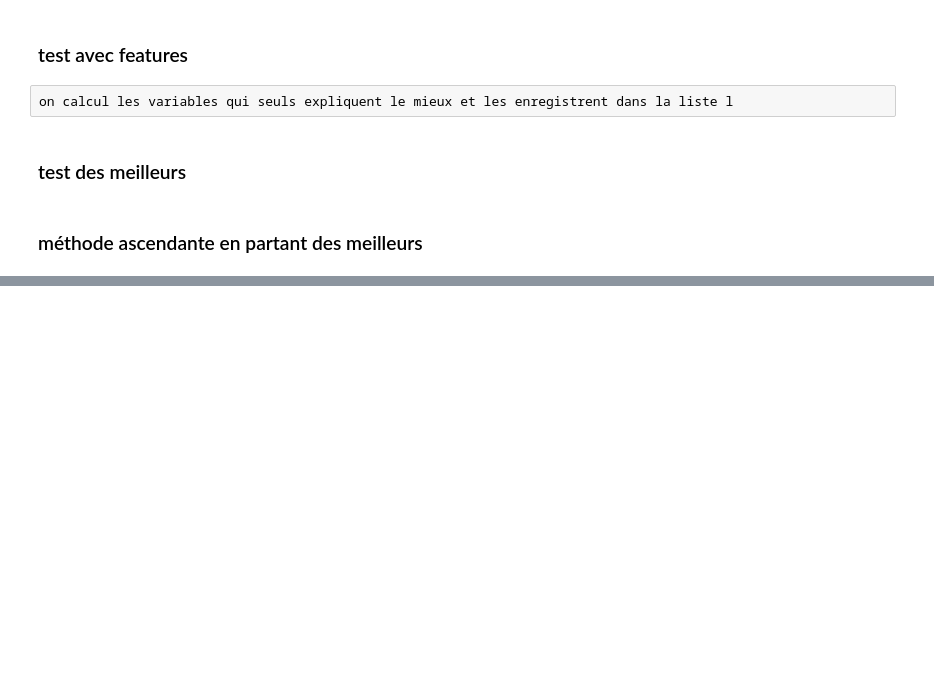
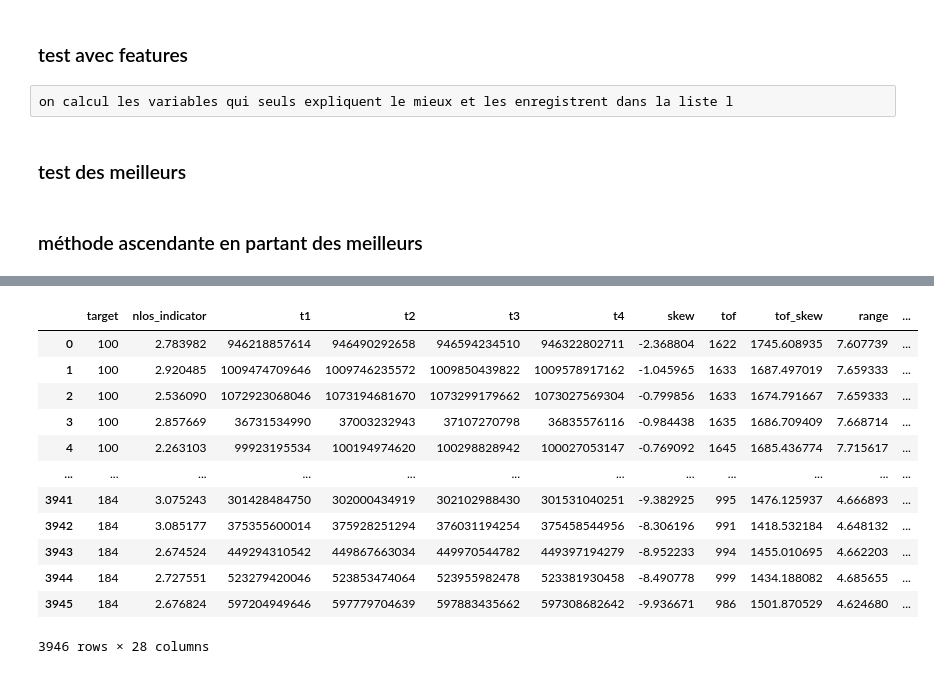
Before and after one commit to maylin007/PIP-G2, a Jupyter notebook: g2_Machine_Learning_KNN_Adrien.ipynb, the cells around one changed output, grey strips where cells are left out. Drawn from its saved outputs; the diff is of its cells as text; code cells hidden in the pictures; blank space fills up the shorter version.

```diff
--- a/g2_Machine_Learning_KNN_Adrien.ipynb
+++ b/g2_Machine_Learning_KNN_Adrien.ipynb
@@ -214,0 +270,16 @@ for col in data_clear.drop(['seqnum', 'tof_skew', 'tof', 'nlos_indicator', 'skew
+# %%
+data
+# %% [output]
+|  | target | nlos_indicator | t1 | t2 | t3 | t4 | skew | tof | tof_skew | range | ... |
+| 0 | 100 | 2.783982 | 946218857614 | 946490292658 | 946594234510 | 946322802711 | -2.368804 | 1622 | 1745.608935 | 7.607739 | ... |
+| 1 | 100 | 2.920485 | 1009474709646 | 1009746235572 | 1009850439822 | 1009578917162 | -1.045965 | 1633 | 1687.497019 | 7.659333 | ... |
+| 2 | 100 | 2.536090 | 1072923068046 | 1073194681670 | 1073299179662 | 1073027569304 | -0.799856 | 1633 | 1674.791667 | 7.659333 | ... |
+| 3 | 100 | 2.857669 | 36731534990 | 37003232943 | 37107270798 | 36835576116 | -0.984438 | 1635 | 1686.709409 | 7.668714 | ... |
+| 4 | 100 | 2.263103 | 99923195534 | 100194974620 | 100298828942 | 100027053147 | -0.769092 | 1645 | 1685.436774 | 7.715617 | ... |
+| ... | ... | ... | ... | ... | ... | ... | ... | ... | ... | ... | ... |
+| 3941 | 184 | 3.075243 | 301428484750 | 302000434919 | 302102988430 | 301531040251 | -9.382925 | 995 | 1476.125937 | 4.666893 | ... |
+| 3942 | 184 | 3.085177 | 375355600014 | 375928251294 | 376031194254 | 375458544956 | -8.306196 | 991 | 1418.532184 | 4.648132 | ... |
+| 3943 | 184 | 2.674524 | 449294310542 | 449867663034 | 449970544782 | 449397194279 | -8.952233 | 994 | 1455.010695 | 4.662203 | ... |
+| 3944 | 184 | 2.727551 | 523279420046 | 523853474064 | 523955982478 | 523381930458 | -8.490778 | 999 | 1434.188082 | 4.685655 | ... |
+| 3945 | 184 | 2.676824 | 597204949646 | 597779704639 | 597883435662 | 597308682642 | -9.936671 | 986 | 1501.870529 | 4.624680 | ... |
+3946 rows × 28 columns
```
Also changed, not shown: parts of 8 cells of this notebook.
